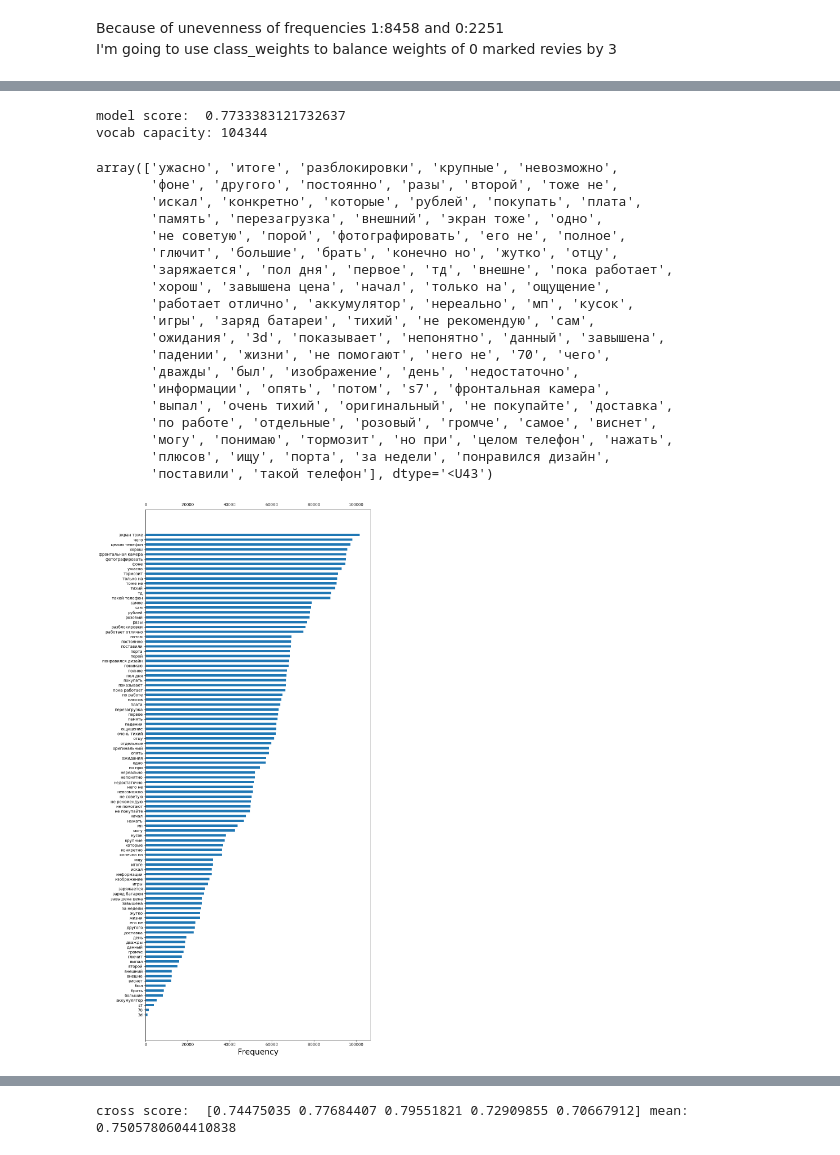
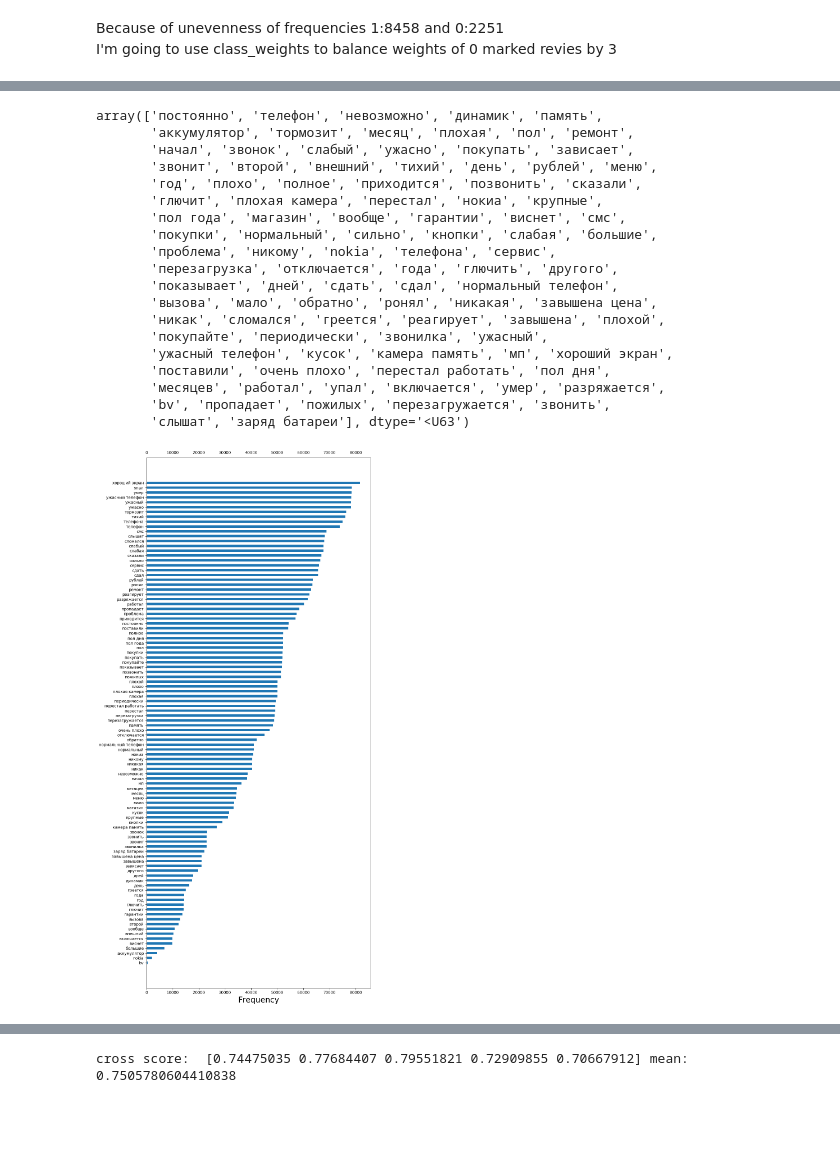
Before and after one commit to RiskofStorm/dataquest-yandex, a Jupyter notebook: yandex/6cap/NLP_Project/kaggle85%SentimentAnalysis_AbramovDN.ipynb, the cells around one changed output, grey strips where cells are left out. Saved outputs shown, nothing was run; the diff lists cells and outputs as text; code cells hidden in the pictures; blank space fills up the shorter version.

```diff
--- a/yandex/6cap/NLP_Project/kaggle85%SentimentAnalysis_AbramovDN.ipynb
+++ b/yandex/6cap/NLP_Project/kaggle85%SentimentAnalysis_AbramovDN.ipynb
@@ -135,7 +124,7 @@ I'm going to use class_weights to balance weights of 0 marked revies by 3
 def handle_rawdata(X_train, X_test, X_kaggle, func):
     pr_data = list()
     for data in [X_train, X_test, X_kaggle]:
-        pr_data.append(apply_to_str(text_cleaning(data), func))
+        pr_data.append(text_cleaning(data, func))
     return pr_data
 """
 WordNetLemmatizer().lemmatize
@@ -145,7 +134,7 @@ PorterStemmer().stem
 X_train, X_test = train_test_split(data['rev'].copy(), random_state=42)
 y_train, y_test = train_test_split(data['mark'].copy(), random_state=42)
 
-X_train, X_test, X_kaggle = handle_rawdata(X_train,X_test, X_kaggle_raw.copy(), PorterStemmer().stem)
+X_train, X_test, X_kaggle = handle_rawdata(X_train, X_test, X_kaggle_raw.copy(), SnowballStemmer('russian').stem)
 X_full = X_train.append(X_test)
 y_full = data['mark']
 # %%
@@ -167,8 +174,8 @@ plt.legend(fontsize=20)
 # %%
-# I gave x3 to 0 class to balance classes
-model = LogisticRegression(penalty='l2', C=1,
-                           class_weight={0:3, 1:1}, solver='liblinear', n_jobs=-1)
-vectorizer = CountVectorizer(ngram_range=(1,3), min_df=3)
+# I gave x3 to 0 class weight to balance classes
+model = LogisticRegression(penalty='l2', C=0.1,
+                           class_weight={0:1, 1:1}, solver='lbfgs', n_jobs=-1)
+vectorizer = TfidfVectorizer(ngram_range=(1,3), min_df=3)
 
 X_train_, X_test_, X_kaggle_ = X_train.copy(), X_test.copy(), X_kaggle.copy()
 
@@ -182,11 +189,8 @@ model_pred = model.predict(X_test__)
 model_acc = accuracy_score(y_test, model_pred)
 print("model score: ", model_acc)
 print("vocab capacity:",len(vectorizer.vocabulary_))
-# %% [output]
-model score:  0.7733383121732637
-vocab capacity: 104344
 # %%
-# Let see most valuable word in our model
+# Let see most valuable words in the model
 coef = model.coef_.tolist()[0]
 most_valuable_features = [coef.index(i) for i in sorted(coef)[:100]]
 features = np.array(vectorizer.get_feature_names())
@@ -194,36 +198,36 @@ features = np.array(vectorizer.get_feature_names())
 mvf = features[most_valuable_features]
 mvf_cnt = [vectorizer.vocabulary_.get(i) for i in mvf]
 
-most_valuable_words = sorted(list(zip(mvf, mvf_cnt)), key=lambda tup: tup[1], reverse=True)
+most_valuable_words = sorted(list(zip(mvf, mvf_cnt)), key=lambda tup: tup[1])
 mvf
 # %% [output]
-array(['ужасно', 'итоге', 'разблокировки', 'крупные', 'невозможно',
-       'фоне', 'другого', 'постоянно', 'разы', 'второй', 'тоже не',
-       'искал', 'конкретно', 'которые', 'рублей', 'покупать', 'плата',
-       'память', 'перезагрузка', 'внешний', 'экран тоже', 'одно',
-       'не советую', 'порой', 'фотографировать', 'его не', 'полное',
-       'глючит', 'большие', 'брать', 'конечно но', 'жутко', 'отцу',
-       'заряжается', 'пол дня', 'первое', 'тд', 'внешне', 'пока работает',
-       'хорош', 'завышена цена', 'начал', 'только на', 'ощущение',
-       'работает отлично', 'аккумулятор', 'нереально', 'мп', 'кусок',
-       'игры', 'заряд батареи', 'тихий', 'не рекомендую', 'сам',
-       'ожидания', '3d', 'показывает', 'непонятно', 'данный', 'завышена',
-       'падении', 'жизни', 'не помогают', 'него не', '70', 'чего',
-       'дважды', 'был', 'изображение', 'день', 'недостаточно',
-       'информации', 'опять', 'потом', 's7', 'фронтальная камера',
-       'выпал', 'очень тихий', 'оригинальный', 'не покупайте', 'доставка',
-       'по работе', 'отдельные', 'розовый', 'громче', 'самое', 'виснет',
-       'могу', 'понимаю', 'тормозит', 'но при', 'целом телефон', 'нажать',
-       'плюсов', 'ищу', 'порта', 'за недели', 'понравился дизайн',
-       'поставили', 'такой телефон'], dtype='<U43')
+array(['постоянно', 'телефон', 'невозможно', 'динамик', 'память',
+       'аккумулятор', 'тормозит', 'месяц', 'плохая', 'пол', 'ремонт',
+       'начал', 'звонок', 'слабый', 'ужасно', 'покупать', 'зависает',
+       'звонит', 'второй', 'внешний', 'тихий', 'день', 'рублей', 'меню',
+       'год', 'плохо', 'полное', 'приходится', 'позвонить', 'сказали',
+       'глючит', 'плохая камера', 'перестал', 'нокиа', 'крупные',
+       'пол года', 'магазин', 'вообще', 'гарантии', 'виснет', 'смс',
+       'покупки', 'нормальный', 'сильно', 'кнопки', 'слабая', 'большие',
+       'проблема', 'никому', 'nokia', 'телефона', 'сервис',
+       'перезагрузка', 'отключается', 'года', 'глючить', 'другого',
+       'показывает', 'дней', 'сдать', 'сдал', 'нормальный телефон',
+       'вызова', 'мало', 'обратно', 'ронял', 'никакая', 'завышена цена',
+       'никак', 'сломался', 'греется', 'реагирует', 'завышена', 'плохой',
+       'покупайте', 'периодически', 'звонилка', 'ужасный',
+       'ужасный телефон', 'кусок', 'камера память', 'мп', 'хороший экран',
+       'поставили', 'очень плохо', 'перестал работать', 'пол дня',
+       'месяцев', 'работал', 'упал', 'включается', 'умер', 'разряжается',
+       'bv', 'пропадает', 'пожилых', 'перезагружается', 'звонить',
+       'слышат', 'заряд батареи'], dtype='<U63')
 # %%
-x_,y_ = zip(*most_valuable_words)
+_x,_y = zip(*most_valuable_words)
 
 plt.figure(figsize=(10,20), dpi=100)
-plt.barh(x_[::-1], y_[::-1], height=0.5)
+plt.barh(_x, _y, height=0.5)
 plt.xlabel('Frequency', fontsize=20)
 plt.tick_params(labelbottom='on',labeltop='on')
 plt.tight_layout()
 plt.show()
 # %% [output]
-[figure, old version]
+[figure, new version]
```
Also changed, not shown: parts of 6 cells of this notebook, 38 other files.
